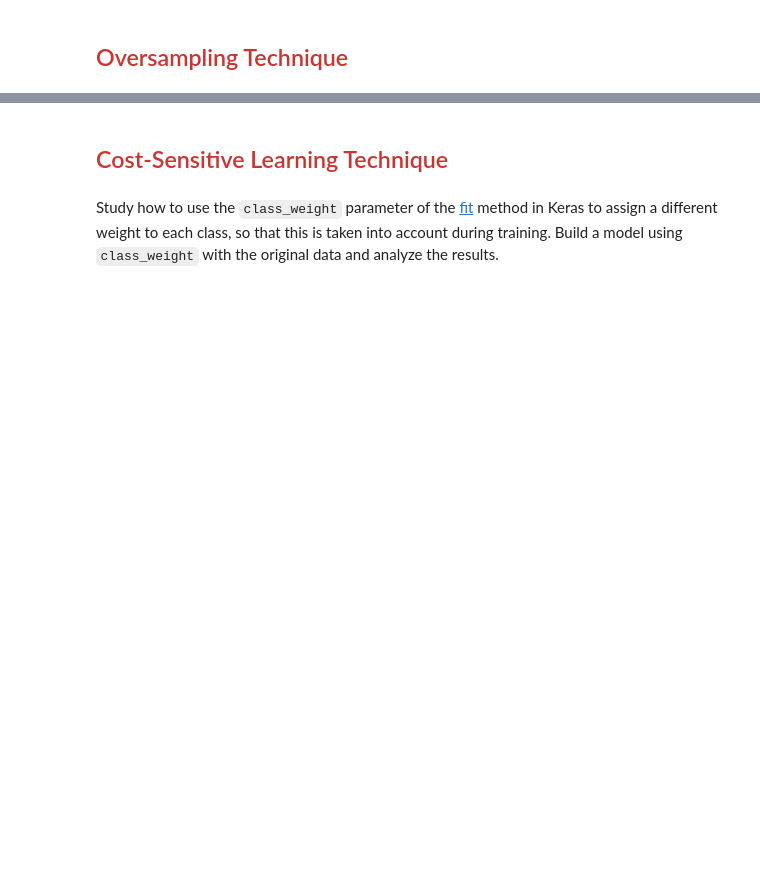
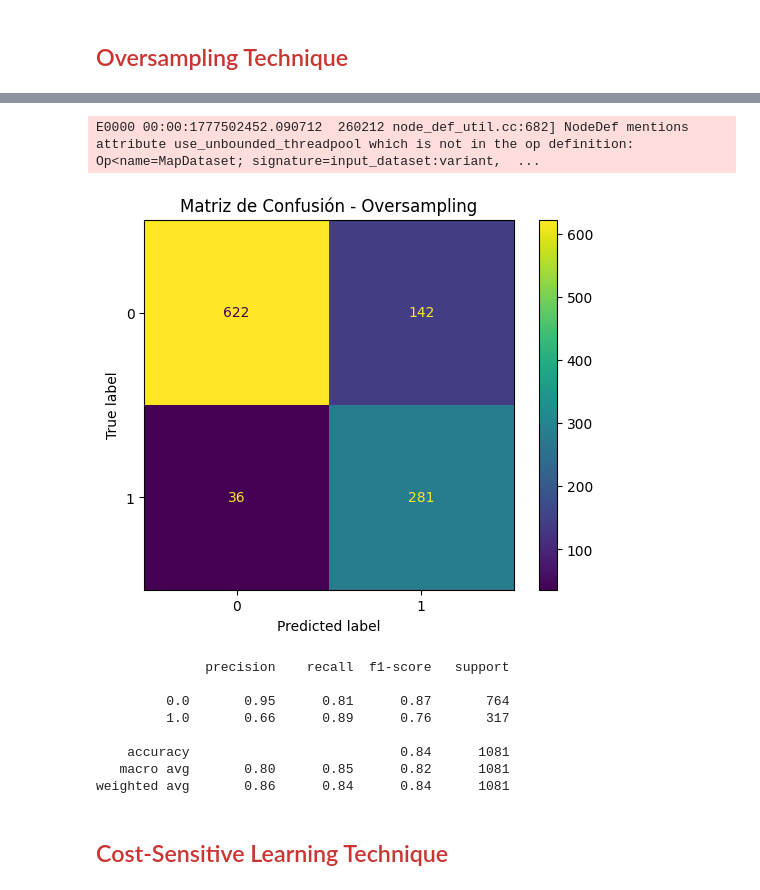
Before and after one commit to ignaciogh33/Neuro, a Jupyter notebook: p3/Neuro_P3_enunciado_2025_2026.ipynb, the cells around one changed output, grey strips where cells are left out. Cells and saved outputs as stored; diff of their text form; code cells hidden in the pictures; blank space fills up the shorter version.

```diff
--- a/p3/Neuro_P3_enunciado_2025_2026.ipynb
+++ b/p3/Neuro_P3_enunciado_2025_2026.ipynb
@@ -657,7 +761,8 @@ from keras.callbacks import EarlyStopping
 # Construimos una red neuronal nueva utilizando la mejor configuración hiperparamétrica encontrada
 nn_os = tuner.hypermodel.build(best_hp)
 
-stop_early_os = EarlyStopping(monitor='val_PRC', patience=10, mode='max', restore_best_weights=True)
+stop_early_os = EarlyStopping(
+    monitor='val_PRC', patience=10, mode='max', restore_best_weights=True)
 
 # Entrenamos con los datos sobremuestreados (x_train_os), pero validamos con los originales (x_val)
 history_os = nn_os.fit(x_train_os, y_train_os, epochs=150, verbose=0,
@@ -672,3 +777,4 @@ plt.title("Matriz de Confusión - Oversampling")
 plt.show()
 
 print(classification_report(y_val, y_pred_os))
+# %% [output]
@@ -675,4 +782,12 @@ print(classification_report(y_val, y_pred_os))
+E0000 00:00:1777502452.090712  260212 node_def_util.cc:682] NodeDef mentions attribute use_unbounded_threadpool which is not in the op definition: Op<name=MapDataset; signature=input_dataset:variant,  ...
+[figure, added]
+              precision    recall  f1-score   support
+
+         0.0       0.95      0.81      0.87       764
+         1.0       0.66      0.89      0.76       317
+
+    accuracy                           0.84      1081
+   macro avg       0.80      0.85      0.82      1081
+weighted avg       0.86      0.84      0.84      1081
 # %% [markdown]
 ## <font color="#CA3532">Cost-Sensitive Learning Technique</font>
-# %% [markdown]
-Study how to use the `class_weight` parameter of the [fit](https://keras.io/api/models/model_training_apis/) method in Keras to assign a different weight to each class, so that this is taken into account during training. Build a model using `class_weight` with the original data and analyze the results.
```
Also changed, not shown: parts of 24 cells of this notebook, 32 other files.
